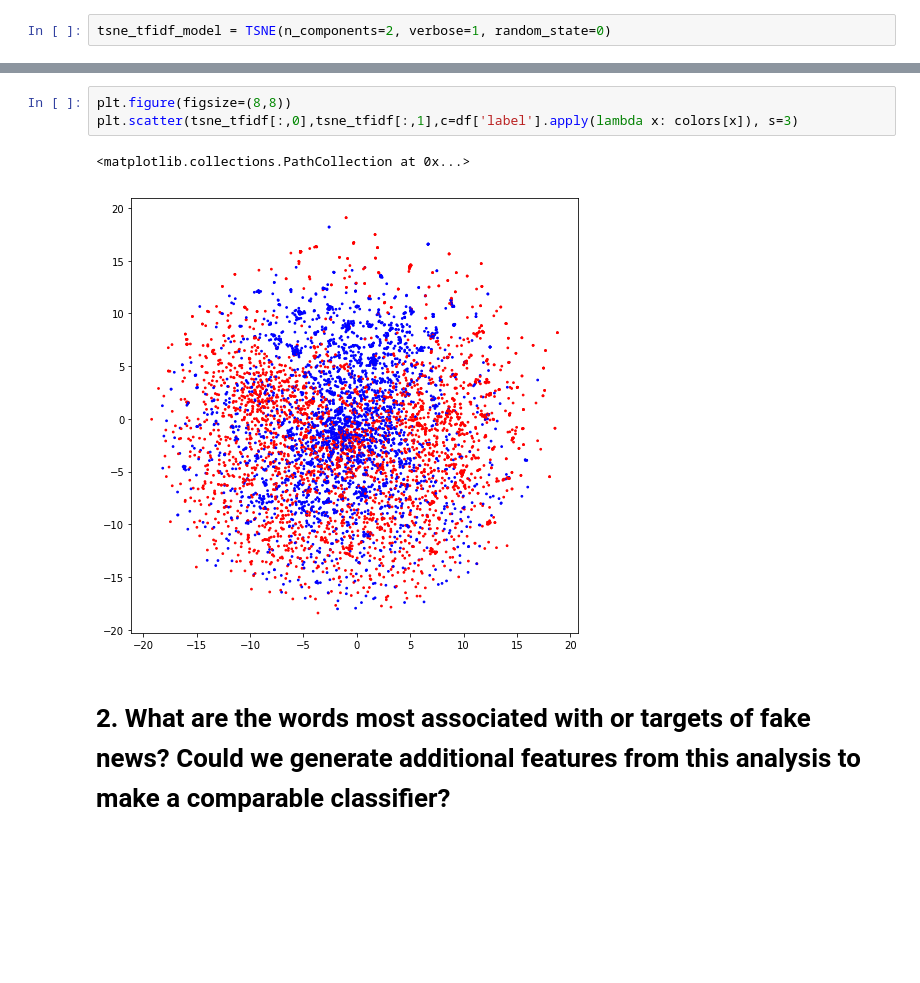
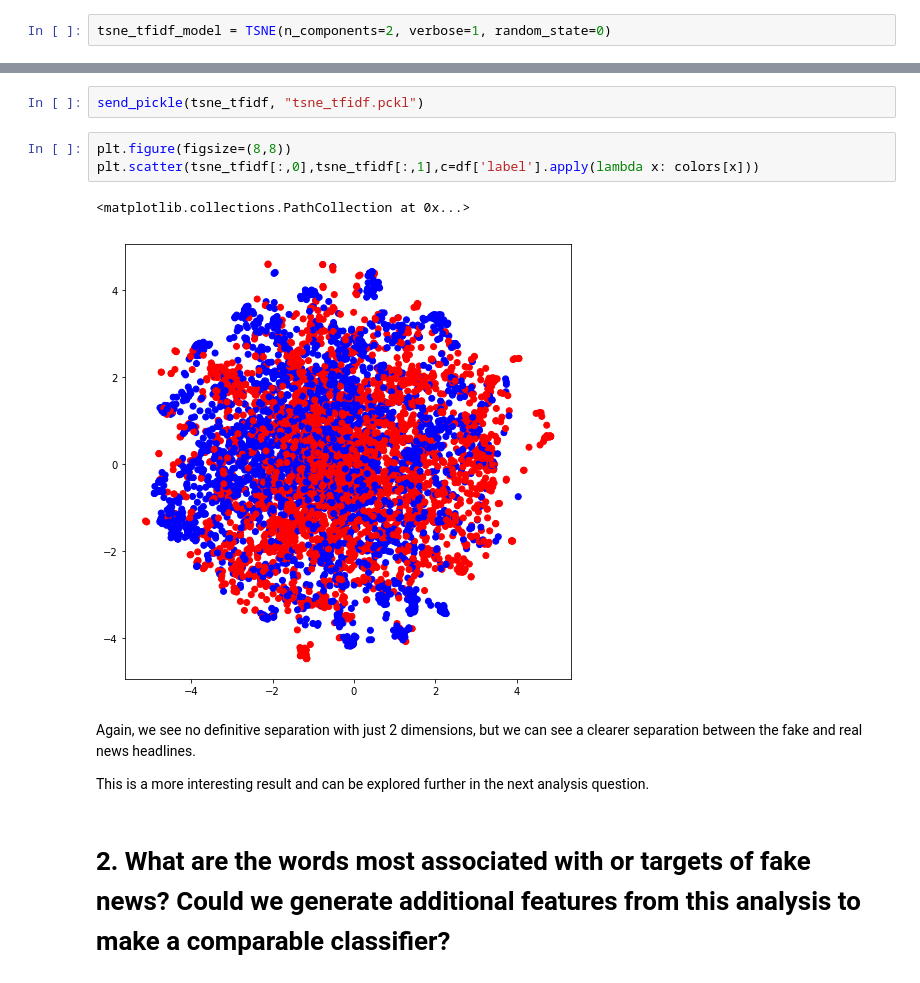
Before and after one commit to churkle/FakeNewsChecker, a Jupyter notebook: Analysis.ipynb, the cells around one changed output, grey strips where cells are left out. Saved outputs shown, nothing was run; the diff lists cells and outputs as text; blank space fills up the shorter version.

```diff
--- a/Analysis.ipynb
+++ b/Analysis.ipynb
@@ -122,9 +142,15 @@ tsne_tfidf = tsne_tfidf_model.fit_transform(tfidf_df)
+# %%
+send_pickle(tsne_tfidf, "tsne_tfidf.pckl")
 # %%
 plt.figure(figsize=(8,8))
-plt.scatter(tsne_tfidf[:,0],tsne_tfidf[:,1],c=df['label'].apply(lambda x: colors[x]), s=3)
+plt.scatter(tsne_tfidf[:,0],tsne_tfidf[:,1],c=df['label'].apply(lambda x: colors[x]))
 # %% [output]
 <matplotlib.collections.PathCollection at 0x...>
-[figure, old version]
+[figure, new version]
+# %% [markdown]
+Again, we see no definitive separation with just 2 dimensions, but we can see a clearer separation between the fake and real news headlines.
+
+This is a more interesting result and can be explored further in the next analysis question.
 # %% [markdown]
 # 2. What are the words most associated with or targets of fake news? Could we generate additional features from this analysis to make a comparable classifier?
 # %%
```
Also changed, not shown: parts of 14 cells of this notebook.
